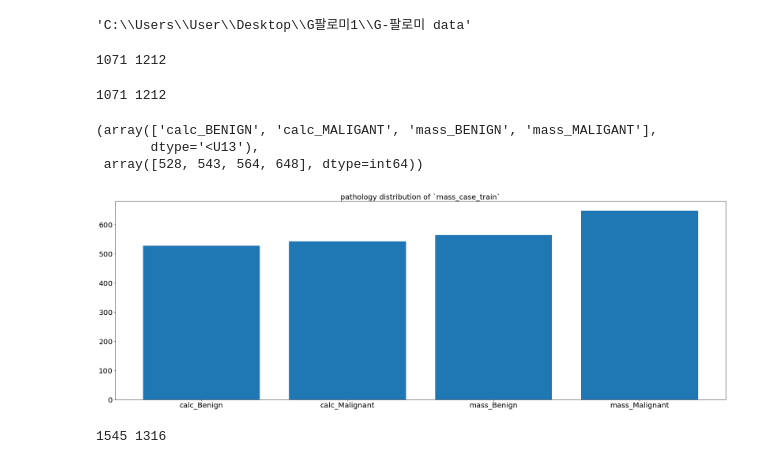
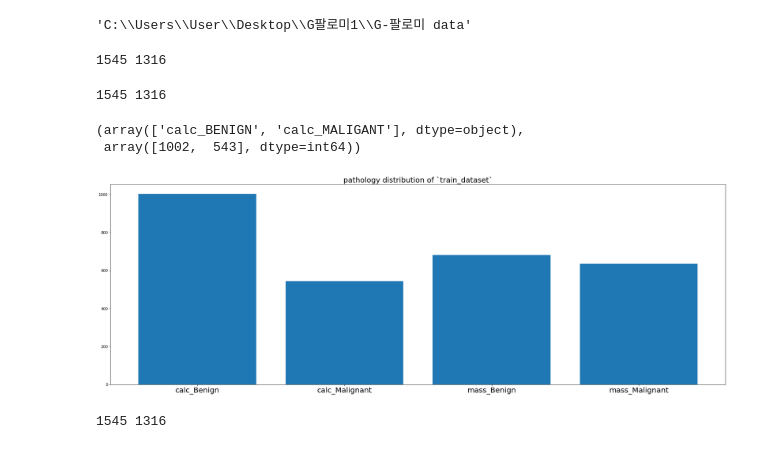
Before and after one commit to yoonbee35/AI_Mammography-Classification, a Jupyter notebook: Data merge.ipynb, the cells around one changed output. Saved outputs shown, nothing was run; the diff lists cells and outputs as text; code cells hidden in the pictures.

Commit message:
edit processing of train_data

```diff
--- a/Data merge.ipynb
+++ b/Data merge.ipynb
@@ -14,55 +14,54 @@ os.getcwd()
 # %% [output]
 'C:\\Users\\User\\Desktop\\G팔로미1\\G-팔로미 data'
 # %%
-calc=np.load('calc_data_X.npy')
-mass=np.load('mass_data_X.npy')
+calc=np.load('calc_data_X_with_callback.npy')
+mass=np.load('mass_data_X_no_hist_with_callback.npy')
 
 print(len(calc),len(mass))
 # %% [output]
-1071 1212
+1545 1316
 # %%
-calc_y=np.load('calc_data_y.npy')
-mass_y=np.load('mass_data_y.npy')
+calc_y=np.load('calc_data_y_with_callback.npy',allow_pickle=True)
+mass_y=np.load('mass_data_y_with_callback.npy')
 
 print(len(calc_y), len(mass_y))
 # %% [output]
-1071 1212
+1545 1316
 # %%
 mass_y_count=np.unique(mass_y,return_counts=True)
 calc_y_count=np.unique(calc_y,return_counts=True)
 data_y_count=np.unique(data_y,return_counts=True)
 
-data_y_count
+#mass_y_count
+calc_y_count
 # %% [output]
-(array(['calc_BENIGN', 'calc_MALIGANT', 'mass_BENIGN', 'mass_MALIGANT'],
-       dtype='<U13'),
- array([528, 543, 564, 648], dtype=int64))
+(array(['calc_BENIGN', 'calc_MALIGANT'], dtype=object),
+ array([1002,  543], dtype=int64))
 # %%
 import matplotlib
 import matplotlib.pylab as pylab
 import matplotlib.pyplot as plt
 
 SMALL_SIZE = 17
 MEDIUM_SIZE = 20
 BIGGER_SIZE = 25
-matplotlib.rc('font', **font)
 params = {'legend.fontsize': SMALL_SIZE,
          'axes.labelsize': MEDIUM_SIZE,
          'axes.titlesize':BIGGER_SIZE,
          'xtick.labelsize':MEDIUM_SIZE,
          'ytick.labelsize':MEDIUM_SIZE}
 
 label = 'calc_Benign','calc_Malignant','mass_Benign','mass_Malignant'
 
 
 # Basic Bar Chart
 plt.figure(figsize=(30,10))
 plt.bar(data_y_count[0], data_y_count[1])
-plt.title('pathology distribution of `mass_case_train`', fontsize=20)
+plt.title('pathology distribution of `train_dataset`', fontsize=20)
 plt.xticks(data_y_count[0], label, fontsize=20)
 plt.show()
 # %% [output]
-[figure, old version]
+[figure, new version]
 # %%
 # # Load Dataframe from .csv
 # calc_train = pd.read_csv(("calc_case_description_train_set.csv"), index_col=0)
```
Also changed, not shown: parts of 8 cells of this notebook, 2 other files.
